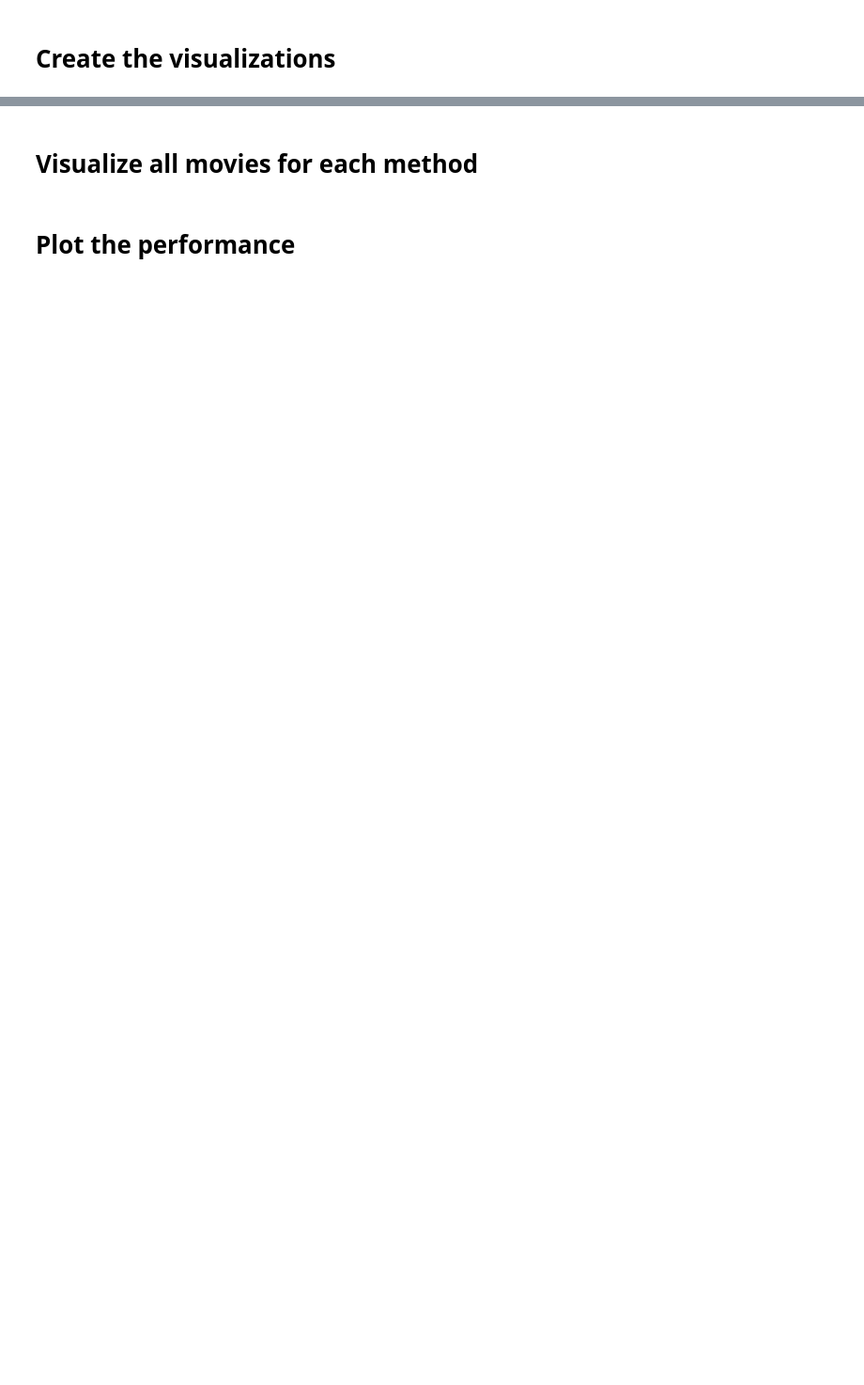
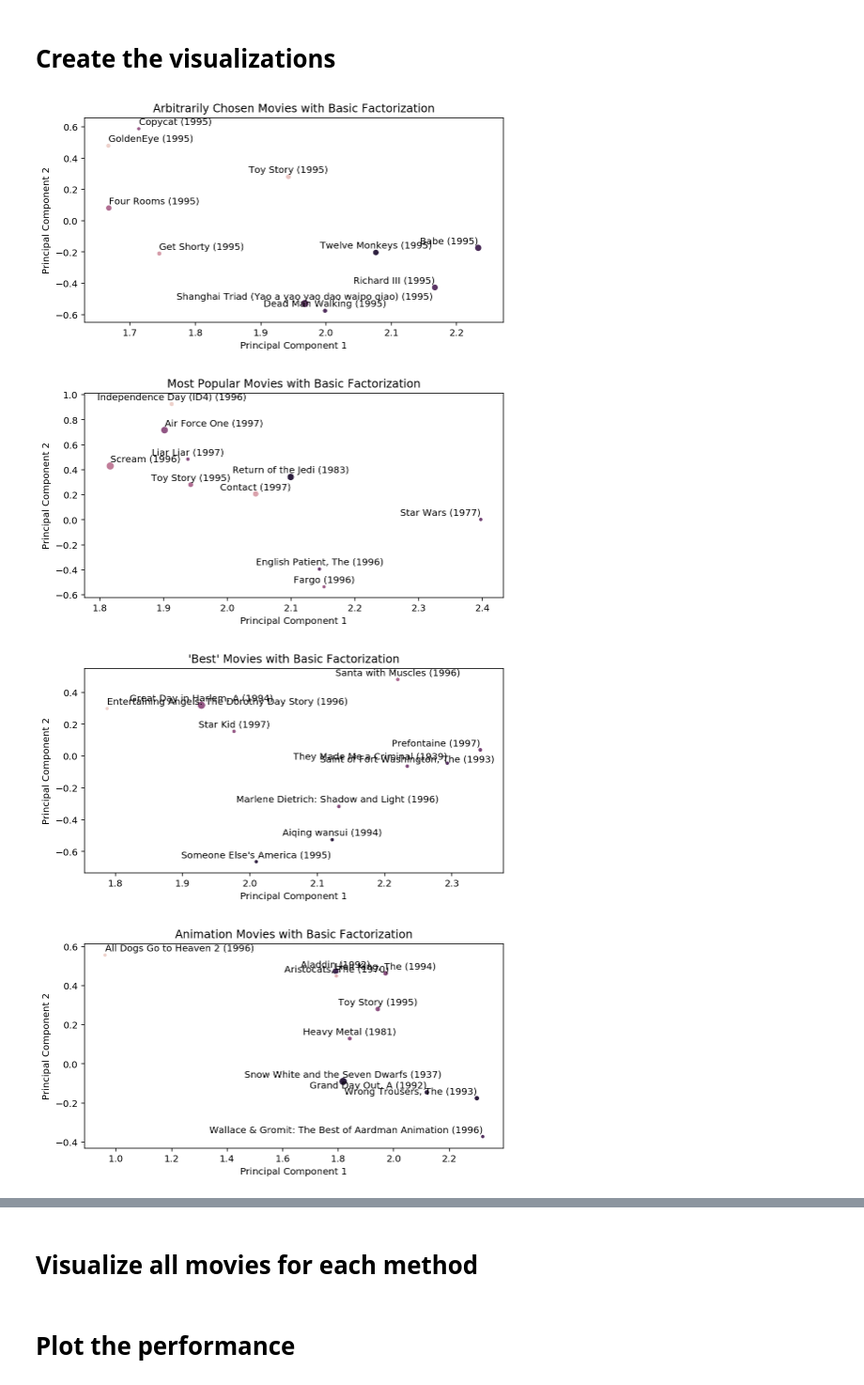
Before and after one commit to SaberaTalukder/Visualizations, a Jupyter notebook: 5.ipynb, the cells around one changed output, grey strips where cells are left out. Shown at 94% size. Cells and saved outputs as stored; diff of their text form; code cells hidden in the pictures; blank space fills up the shorter version.

```diff
--- a/5.ipynb
+++ b/5.ipynb
@@ -129,6 +145,11 @@ print(surprise_version.get_err(model,Y_test))
 # %%
 hue = np.asarray(list(map(lambda movie_id : np.mean(Y_train[Y_train[:,1]==movie_id,2]), np.arange(N)+1)))
 size = np.asarray(list(map(lambda movie_id : np.sum(Y_train[:,1]==movie_id), np.arange(N)+1)))
 multi_vis(U,V,name='Basic Factorization',hue=hue,size=size)
 multi_vis(U_bias,V_bias,name='Factorization with Bias',hue=hue,size=size)
-multi_vis(model.pu,model.qi,name='Surprise Factorization',hue=hue[],size=size[])
+multi_vis(model.pu,model.qi,name='Surprise Factorization',hue=hue,size=size)
+# %% [output]
+[figure, added]
+[figure, added]
+[figure, added]
+[figure, added]
```
Also changed, not shown: parts of 11 cells of this notebook, 1 other file.
